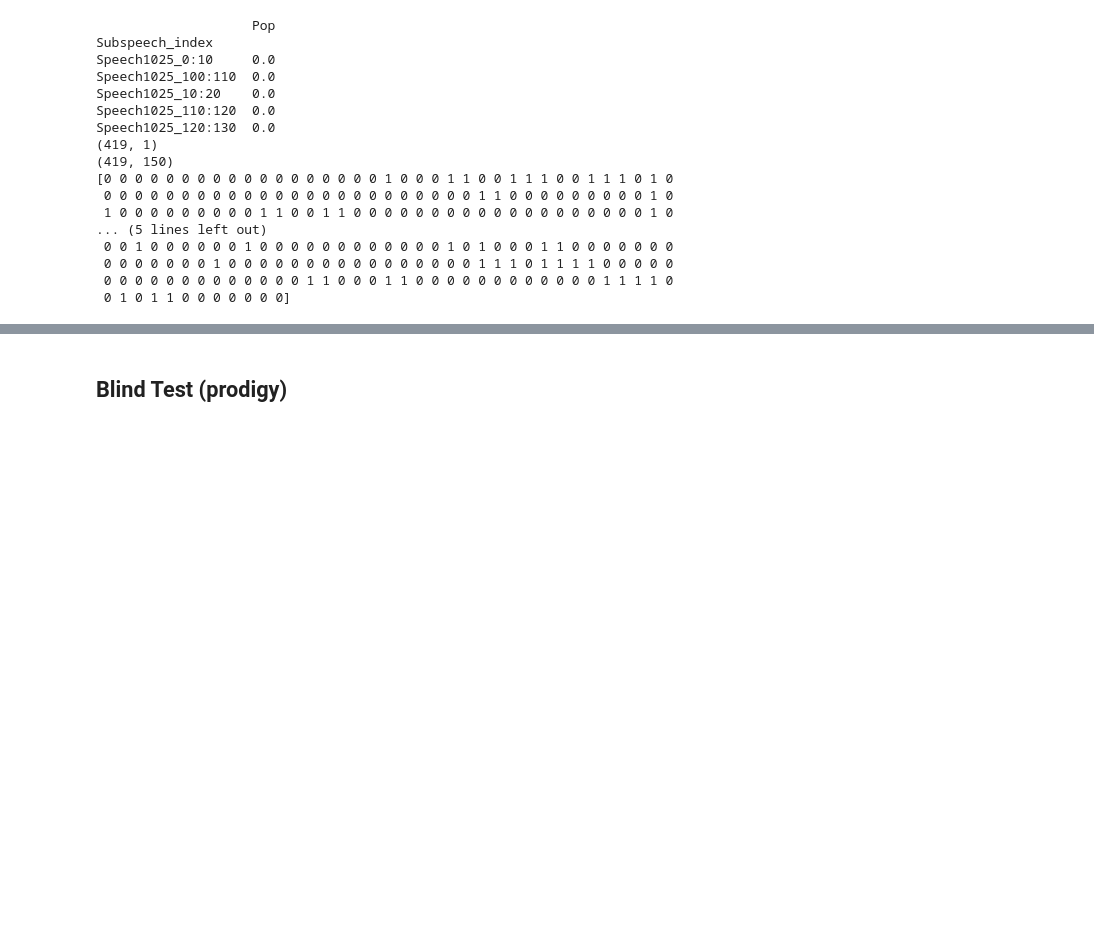
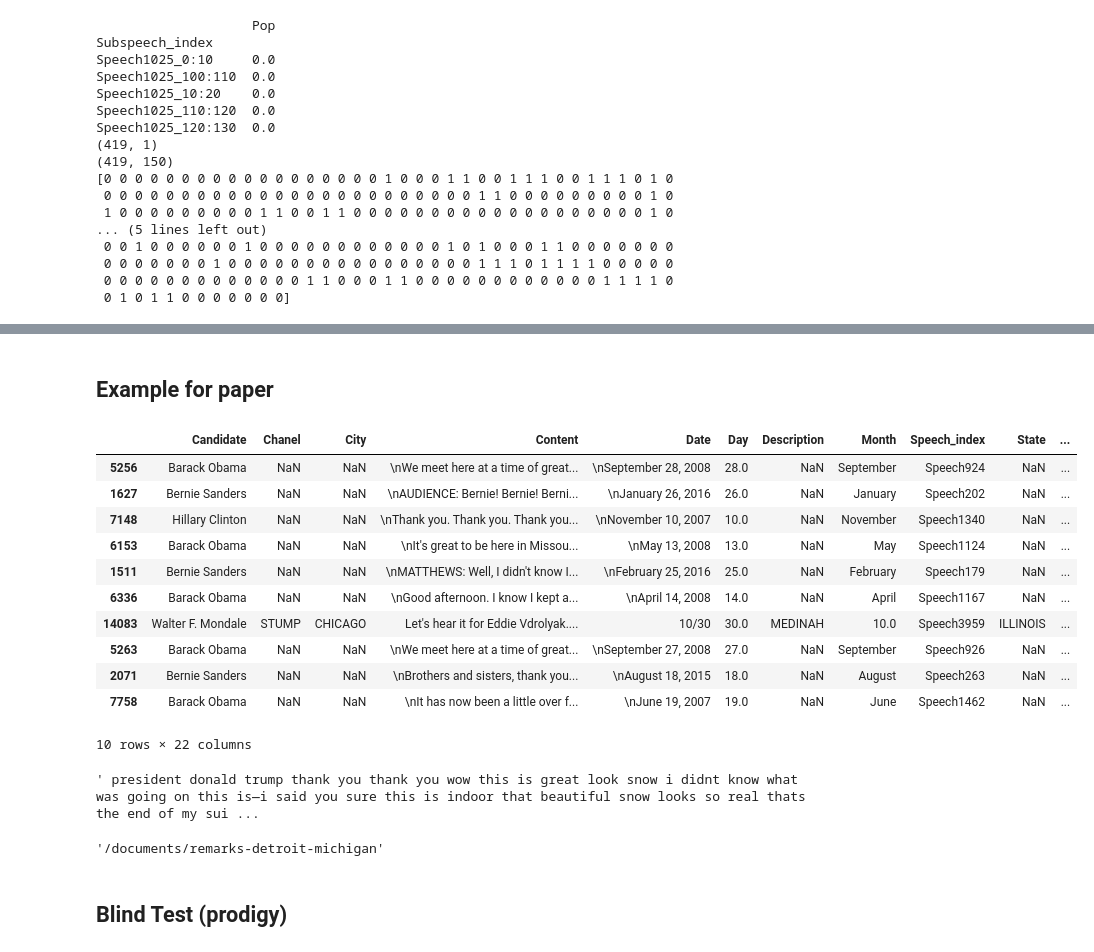
Before and after one commit to YaoyaoDai/PopulistCampaignMeasurement, a Jupyter notebook: PopClassification.ipynb, the cells around one changed output, grey strips where cells are left out. Cells and saved outputs as stored; diff of their text form; code cells hidden in the pictures; blank space fills up the shorter version.

```diff
--- a/PopClassification.ipynb
+++ b/PopClassification.ipynb
@@ -339,7 +356,7 @@ Name: Pop_prob, dtype: float64
 # %%
 #SubSpeech.sort_values(by=['Pop_prob']).tail()
 # %%
-SubSpeech["Pop_class"] = [1 if x>=0.32 else 0 for x in SubSpeech["Pop_prob"]]
+SubSpeech["Pop_class"] = [1 if x>=0.35 else 0 for x in SubSpeech["Pop_prob"]]
 # %%
 np.mean(SubSpeech["Pop_class"])
 # %% [output]
@@ -370,3 +389,30 @@ SubSpeech.to_csv('SubSpeech_predicted_update.csv', index=False)
+# %% [markdown]
+## Example for paper
+# %%
+outsample = SubSpeech[SubSpeech.Pop.isna()]
+# %%
+outsample[outsample.Candidate != 'Donald J. Trump'].sort_values('Pop_prob', ascending = False).head(10)
+# %% [output]
+|  | Candidate | Chanel | City | Content | Date | Day | Description | Month | Speech_index | State | ... |
+| 5256 | Barack Obama | NaN | NaN | \nWe meet here at a time of great... | \nSeptember 28, 2008 | 28.0 | NaN | September | Speech924 | NaN | ... |
+| 1627 | Bernie Sanders | NaN | NaN | \nAUDIENCE: Bernie! Bernie! Berni... | \nJanuary 26, 2016 | 26.0 | NaN | January | Speech202 | NaN | ... |
+| 7148 | Hillary Clinton | NaN | NaN | \nThank you. Thank you. Thank you... | \nNovember 10, 2007 | 10.0 | NaN | November | Speech1340 | NaN | ... |
+| 6153 | Barack Obama | NaN | NaN | \nIt's great to be here in Missou... | \nMay 13, 2008 | 13.0 | NaN | May | Speech1124 | NaN | ... |
+| 1511 | Bernie Sanders | NaN | NaN | \nMATTHEWS: Well, I didn't know I... | \nFebruary 25, 2016 | 25.0 | NaN | February | Speech179 | NaN | ... |
+| 6336 | Barack Obama | NaN | NaN | \nGood afternoon. I know I kept a... | \nApril 14, 2008 | 14.0 | NaN | April | Speech1167 | NaN | ... |
+| 14083 | Walter F. Mondale | STUMP | CHICAGO | Let's hear it for Eddie Vdrolyak.... | 10/30 | 30.0 | MEDINAH | 10.0 | Speech3959 | ILLINOIS | ... |
+| 5263 | Barack Obama | NaN | NaN | \nWe meet here at a time of great... | \nSeptember 27, 2008 | 27.0 | NaN | September | Speech926 | NaN | ... |
+| 2071 | Bernie Sanders | NaN | NaN | \nBrothers and sisters, thank you... | \nAugust 18, 2015 | 18.0 | NaN | August | Speech263 | NaN | ... |
+| 7758 | Barack Obama | NaN | NaN | \nIt has now been a little over f... | \nJune 19, 2007 | 19.0 | NaN | June | Speech1462 | NaN | ... |
+10 rows × 22 columns
+# %%
+outsample.clean_text[0]
+# %% [output]
+' president donald trump thank you thank you wow this is great look snow i didnt know what was going on this is—i said you sure this is indoor that beautiful snow looks so real thats the end of my sui ...
+# %%
+outsample.URL[5256]
+# %% [output]
+'/documents/remarks-detroit-michigan'
 # %% [markdown]
 ## Blind Test (prodigy)
 # %%
```
Also changed, not shown: parts of 17 cells of this notebook, 5 other files.
